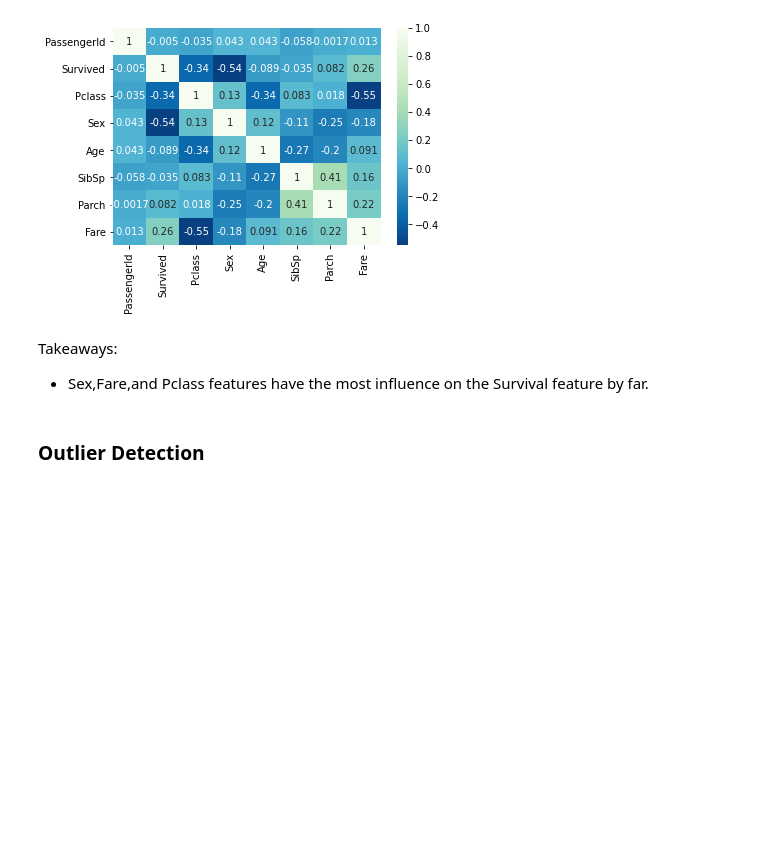
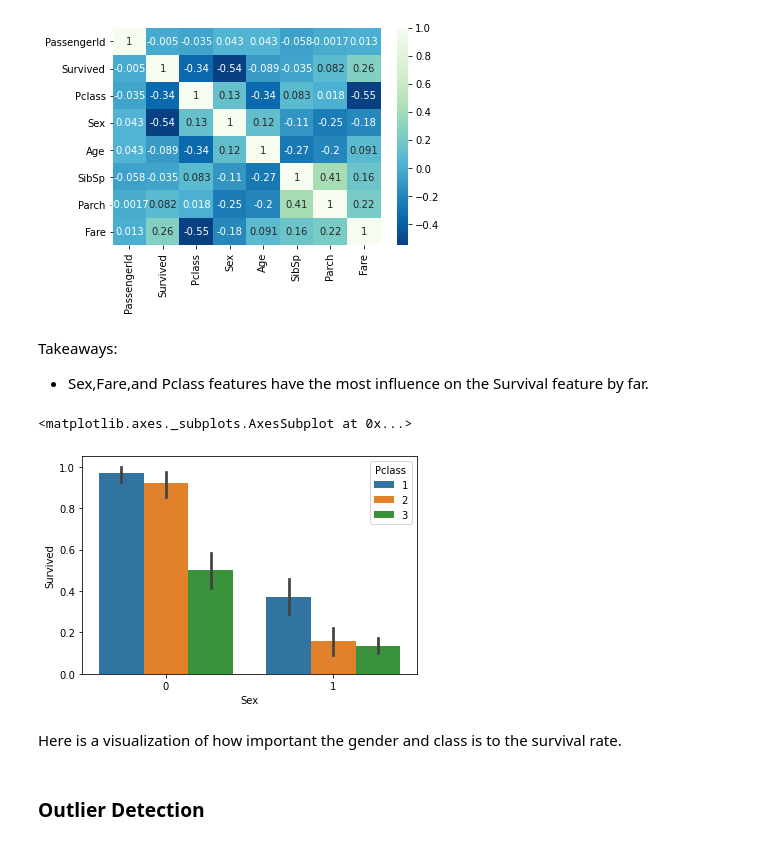
Before and after one commit to dkmartin10/Titanic-Project, a Jupyter notebook: Titanic Project.ipynb, the cells around one changed output. Saved outputs shown, nothing was run; the diff lists cells and outputs as text; code cells hidden in the pictures; blank space fills up the shorter version.

```diff
--- a/Titanic Project.ipynb
+++ b/Titanic Project.ipynb
@@ -279,6 +279,13 @@ sns.heatmap(corr,cmap = 'GnBu_r',linecolor = 'white',annot = True)
 # %% [markdown]
 Takeaways:
 * Sex,Fare,and Pclass features have the most influence on the Survival feature by far.
+# %%
+sns.barplot(df_train['Sex'],df_train['Survived'],df_train['Pclass'])
+# %% [output]
+<matplotlib.axes._subplots.AxesSubplot at 0x...>
+[figure, added]
+# %% [markdown]
+Here is a visualization of how important the gender and class is to the survival rate.
 # %% [markdown]
 ### Outlier Detection
 # %%
```
Also changed, not shown: parts of 5 cells of this notebook.
